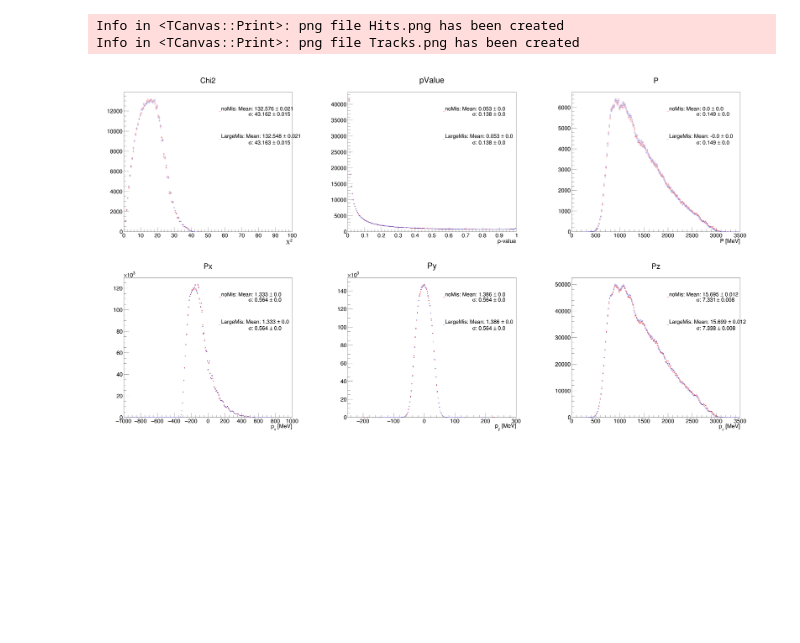
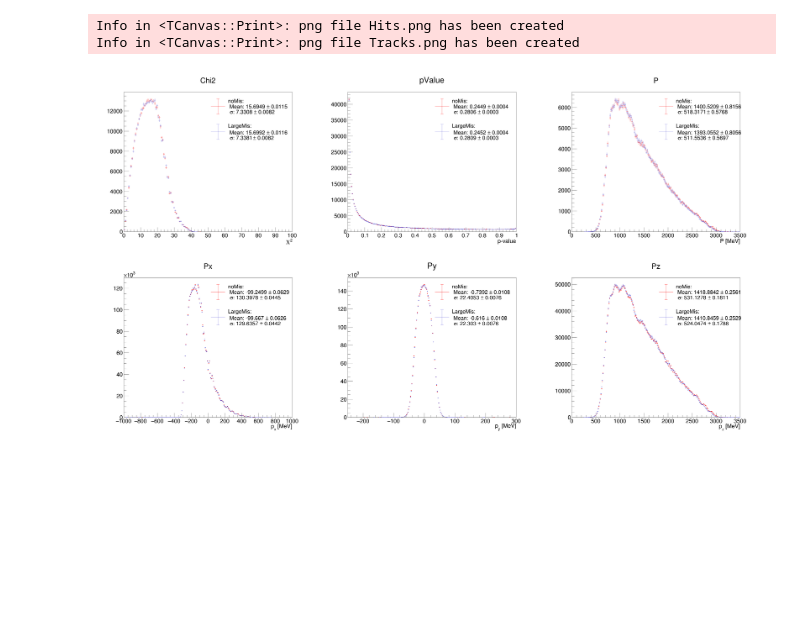
Before and after one commit to glukicov/alignTrack, a Jupyter notebook: mpIIDESY/Check_Align.ipynb, the cells around one changed output. Saved outputs shown, nothing was run; the diff lists cells and outputs as text; code cells hidden in the pictures.

Commit message:
FoM Plots

```diff
--- a/mpIIDESY/Check_Align.ipynb
+++ b/mpIIDESY/Check_Align.ipynb
@@ -37,7 +37,10 @@ mean_error = -1
 sd = -1
 sd_error = -1
 
+sig_fig=4
+
 legendArray=[] #to hold arrays in a loop and in scope
+histArray=[]
 
 ###### Plotting ##########
 #Plot mode is either hits or tracks: for 2 seperate canvases
@@ -54,46 +57,51 @@ for i_plotMode in range(0, len(canvasName)):
     #Loop over histos in array
     for i_plot, plot in enumerate(plotArray):
         canvas.cd(i_plot+1)
-        legend =  TLegend( 0.60, 0.87, 0.55, 0.55) # new legend per pad
+        legend =  TLegend(0.5,0.6,0.88,0.89)
         legendArray.append(legend) # stroe all to keep in scope
         #now compare nominal and shift
         for i_state in range(0, stateN):
 
+            histArray.append(histArray)
             hist_1D=fileName[i_state].Get(plotPath+"/"+plot) #get the histo from either of the files
 
             hist_1D.SetTitle(plot)
             hist_1D.SetLineColor(colorHisto[i_state])
+            hist_1D.SetMarkerSize(10)
+#             hist_1D.Rebin(2)
 
             #Get stats
-            mean = round(hist_1D.GetMean(), 3)
-            mean_error = round(hist_1D.GetMeanError(), 3)
-            sd = round(hist_1D.GetRMS(), 3)
-            sd_error = round(hist_1D.GetRMSError(), 3)
+            mean = round(hist_1D.GetMean(),sig_fig)
+            mean_error = round(hist_1D.GetMeanError(),sig_fig)
+            sd = round(hist_1D.GetRMS(),sig_fig)
+            sd_error = round(hist_1D.GetRMSError(),sig_fig)
 
             if (i_state == 0):
                 hist_1D.Draw("E1")
 
             else:
                 hist_1D.Draw("E1 same")
 
             #for each state
-            legenValue1 = str(legendName[i_state])+": Mean: "+str(mean)+" #pm "+str(mean_error)
+            legenValue1 = "#splitline{"+str(legendName[i_state])+":}{ Mean: "+str(mean)+" #pm "+str(mean_error)+"}"
             legenValue2 = "#sigma: "+str(sd)+" #pm "+str(sd_error)
-            legend.AddEntry(hist_1D,"#splitline{"+str(legenValue1)+"}{               "+str(legenValue2)+"}","L") # make appropriate spacing
+            legend.AddEntry(hist_1D,"#splitline{"+str(legenValue1)+"}{ "+str(legenValue2)+"}","lpfe") # make appropriate spacing
 
         #once per plot loop
         #legendArray[i_plot].SetHeader(plot, "C"); # option "C" allows to center the header
-        legendArray[i_plot].Draw("same")
+        legend.Draw("same")
 
 
     #Do some final massagin and save to a file
     gStyle.SetOptStat(0)
     gStyle.SetOptFit(0)
+    gStyle.SetStatFormat("11.4f")
     gStyle.SetLegendBorderSize(0)
     gStyle.SetLegendTextSize(0.033)
+    gROOT.ForceStyle()
     canvas.Draw()
     canvas.Print(canvasName[i_plotMode]+".png")
 # %% [output]
 Info in <TCanvas::Print>: png file Hits.png has been created
 Info in <TCanvas::Print>: png file Tracks.png has been created
-[figure, old version]
+[figure, new version]
```
Also changed, not shown: 2 other files.
